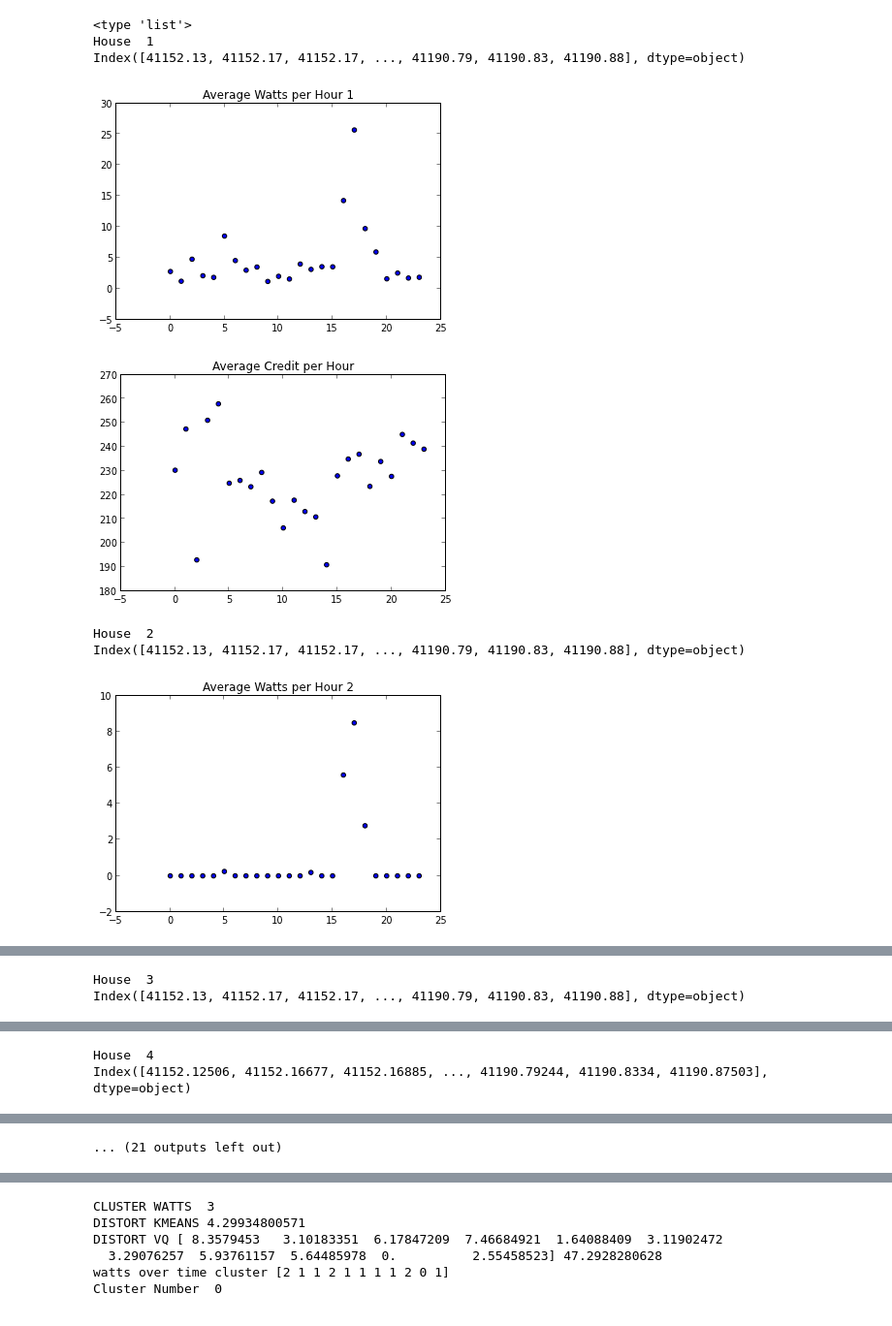
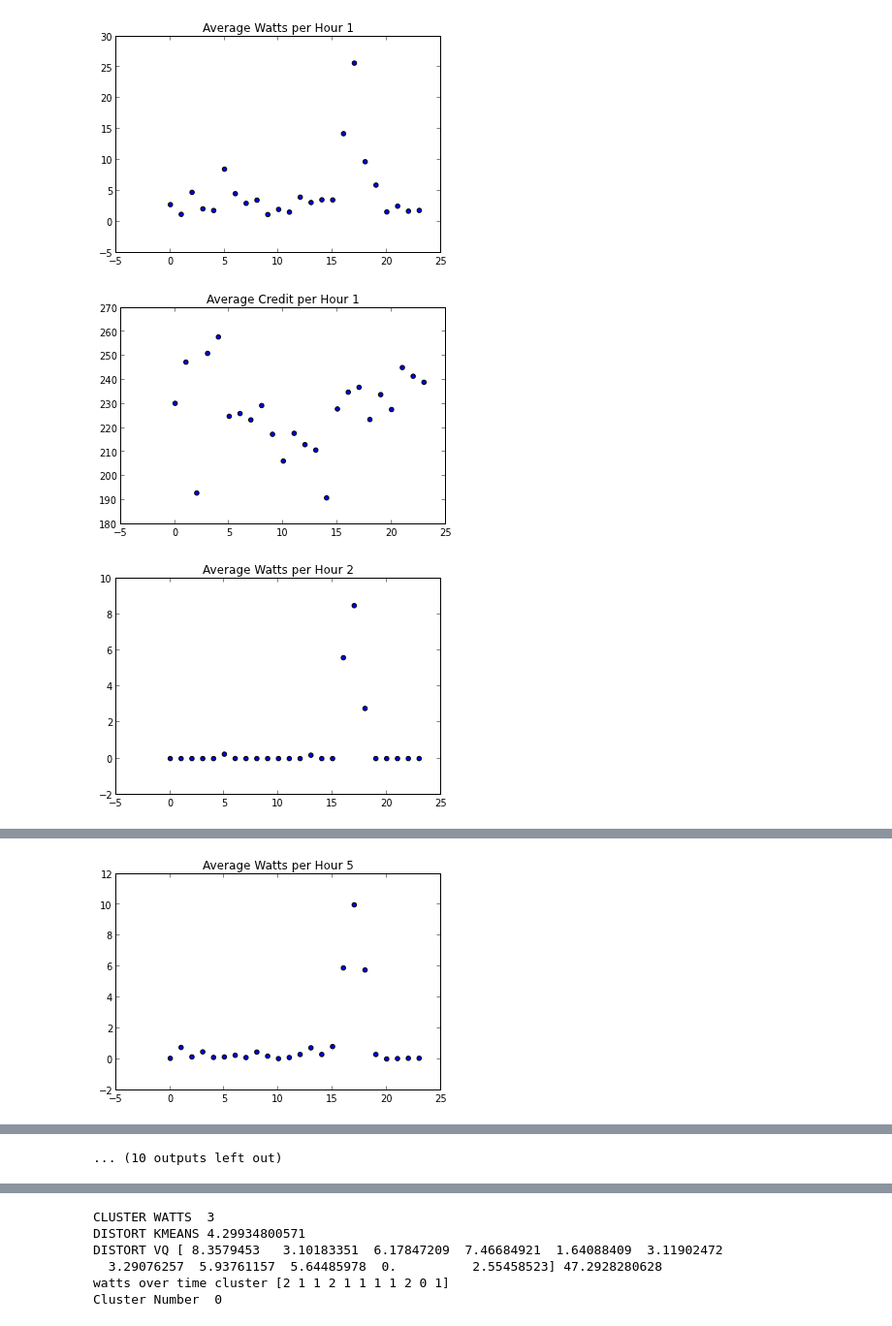
Before and after one commit to zandeman7/microgrid, a Jupyter notebook: DataMining_Project.ipynb, the cells around one changed output, grey strips where cells are left out. Shown at 97% size. Saved outputs shown, nothing was run; the diff lists cells and outputs as text; code cells hidden in the pictures.

```diff
--- a/DataMining_Project.ipynb
+++ b/DataMining_Project.ipynb
@@ -27,26 +64,20 @@ for row in arange(24):
     for col in arange(poly_degree):
         x_time_matrix[row][col]=pow((row+1),col)
 # %%
-
-
-# Prove Excel Float -> Date works
-xlrd.xldate_as_tuple(41152.1250578704,0)
 
 # Create list of house ids
 house_ids = range(1,11)
 house_ids.append(13)
-print type(house_ids)
 
 dataset_all = Series(index=house_ids, dtype=DataFrame)
 dataset_app = DataFrame()
-#dataset_all[1] = DataFrame()
 
 group_no = 0
 
+# Read in each house's data and find mean for its usage attributes
 for house_id  in house_ids:
 
     # Read in each house's file
-    print "House ",house_id
     f = codecs.open("Circuit_"+str(house_id)+".csv", encoding='iso-8859-1')
 
     # Read in file
@@ -69,7 +100,6 @@ for house_id  in house_ids:
 
     # Set date as index
     dataset_df=dataset_df.set_index('syncdate')
-    print dataset_df.index
 
     # Group by hour
     hour_group = dataset_df.groupby(['hour'])
@@ -77,7 +107,6 @@ for house_id  in house_ids:
 
     # Create master Dataframe of all the means grouped by hour
     dataset_app = dataset_app.append(hour_df)
-    #dataset_all[house_id] = hour_df
 
     # Scatter average watts by hour
     plt.title("Average Watts per Hour "+str(house_id));
@@ -87,41 +116,36 @@ for house_id  in house_ids:
         hour_watts[group_no][row] = hour_df['watts'][row]
 
     # Scatter average credit by hour
-    plt.title("Average Credit per Hour");
+    plt.title("Average Credit per Hour "+str(house_id));
     plt.scatter(hour_df.index,hour_df['cr'])
     plt.show()
     for row in hour_df.index:
         hour_cr[group_no][row] = hour_df['cr'][row]
 
 
     '''print len(dataset_df[dataset_df['watts']!=0.0])
     # Scatter average watts by credit without zero watts values
     plt.title("Watts used per Credit");
     plt.scatter(dataset_df[dataset_df['watts']!=0.0]['cr'],dataset_df[dataset_df['watts']!=0.0]['watts'])
     plt.text(66, 65, str(dataset_df[dataset_df['watts']!=0.0]['cr'].corr(dataset_df[dataset_df['watts']!=0.0]['watts'])))
     #plt.show()
 
     # Scatter average watts by credit with zero watts values
     #plt.scatter(dataset_df['cr'],dataset_df['watts'])
     #plt.show()'''
 
 
     # Plot each column
     '''for col in dataset_df.columns[1:5]:
         print col
         dataset_df[col].plot(title=col)
         plt.show()
 
         #plt.text(dataset_df.index.corr(dataset_df['watts']))
         plt.show()'''
 
     group_no = group_no + 1
 # %% [output]
-<type 'list'>
-House  1
-Index([41152.13, 41152.17, 41152.17, ..., 41190.79, 41190.83, 41190.88], dtype=object)
 [figure]
-[figure, old version]
+[figure, new version]
-House  2
-Index([41152.13, 41152.17, 41152.17, ..., 41190.79, 41190.83, 41190.88], dtype=object)
 [figure]
@@ -129,3 +153 @@ Index([41152.13, 41152.17, 41152.17, ..., 41190.79, 41190.83, 41190.88], dtype=o
-House  3
-Index([41152.13, 41152.17, 41152.17, ..., 41190.79, 41190.83, 41190.88], dtype=object)
 [figure]
@@ -133,3 +155 @@ Index([41152.13, 41152.17, 41152.17, ..., 41190.79, 41190.83, 41190.88], dtype=o
-House  4
-Index([41152.12506, 41152.16677, 41152.16885, ..., 41190.79244, 41190.8334, 41190.87503], dtype=object)
 [figure]
@@ -137 +157 @@ Index([41152.12506, 41152.16677, 41152.16885, ..., 41190.79244, 41190.8334, 4119
-... (21 outputs left out)
+[figure, added]
@@ -137,0 +161 @@ Index([41152.12506, 41152.16677, 41152.16885, ..., 41190.79244, 41190.8334, 4119
+... (10 outputs left out)
```
Also changed, not shown: parts of 17 cells of this notebook.
